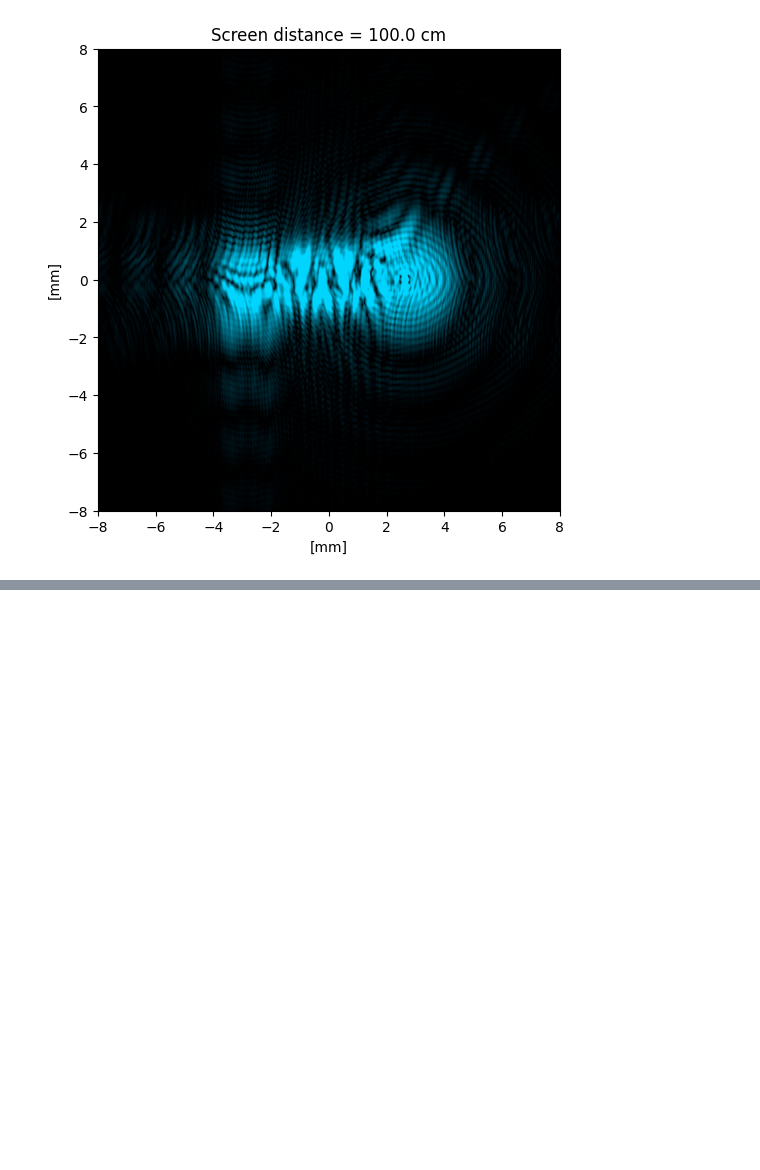
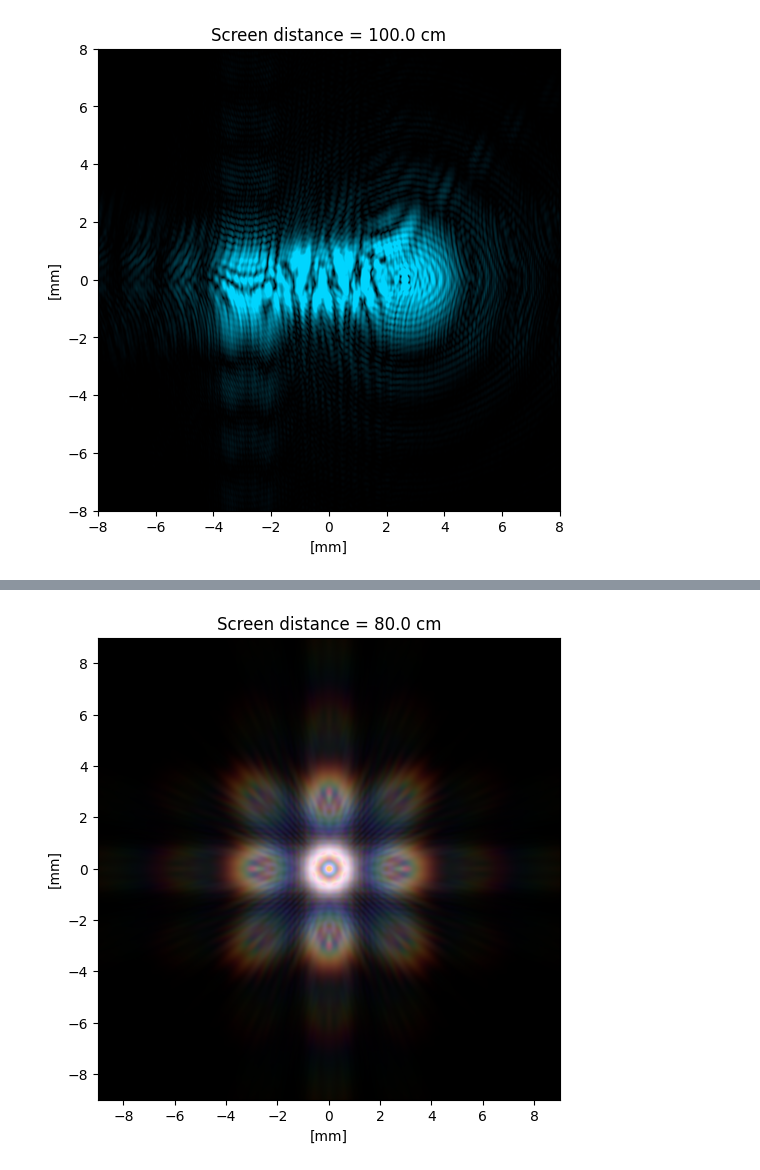
Before and after one commit to catastropiyush/diffractsim, a Jupyter notebook: diffract_sim.ipynb, the cells around one changed output, grey strips where cells are left out. Cells and saved outputs as stored; diff of their text form; code cells hidden in the pictures; blank space fills up the shorter version.

```diff
--- a/diffract_sim.ipynb
+++ b/diffract_sim.ipynb
@@ -137,0 +173,19 @@ F.plot_intensity(I, square_root = True, units = mm, grid = True, figsize = (14,5
+# %%
+#examples/circular_grating.py
+from diffractsim import PolychromaticField, ApertureFromImage, Lens, cf, mm, cm
+F = PolychromaticField(
+    spectrum=3.5 * cf.illuminant_d65,
+    extent_x=26.0 * mm,
+    extent_y=26.0 * mm,
+    Nx=1200,
+    Ny=1200,
+    spectrum_size = 200, spectrum_divisions = 40  # increase these values to improve color resolution
+)
+
+F.add(ApertureFromImage("/content/diffractsim/examples/apertures/circular_grating.jpg", image_size=(14 * mm, 14 * mm), simulation = F))
+
+F.propagate(80*cm)
+rgb =F.get_colors()
+
+F.plot_colors(rgb, xlim=[-9*mm, 9*mm], ylim=[-9*mm, 9*mm])
+# %% [output]
@@ -137,0 +193 @@ F.plot_intensity(I, square_root = True, units = mm, grid = True, figsize = (14,5
+[figure, added]
```
Also changed, not shown: parts of 19 cells of this notebook.
